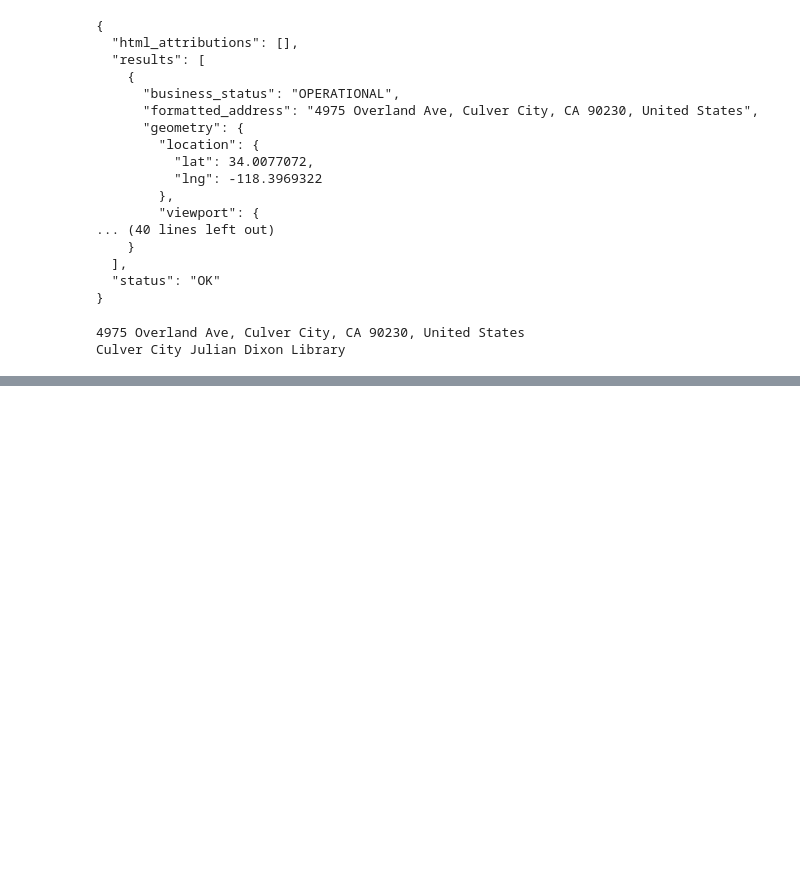
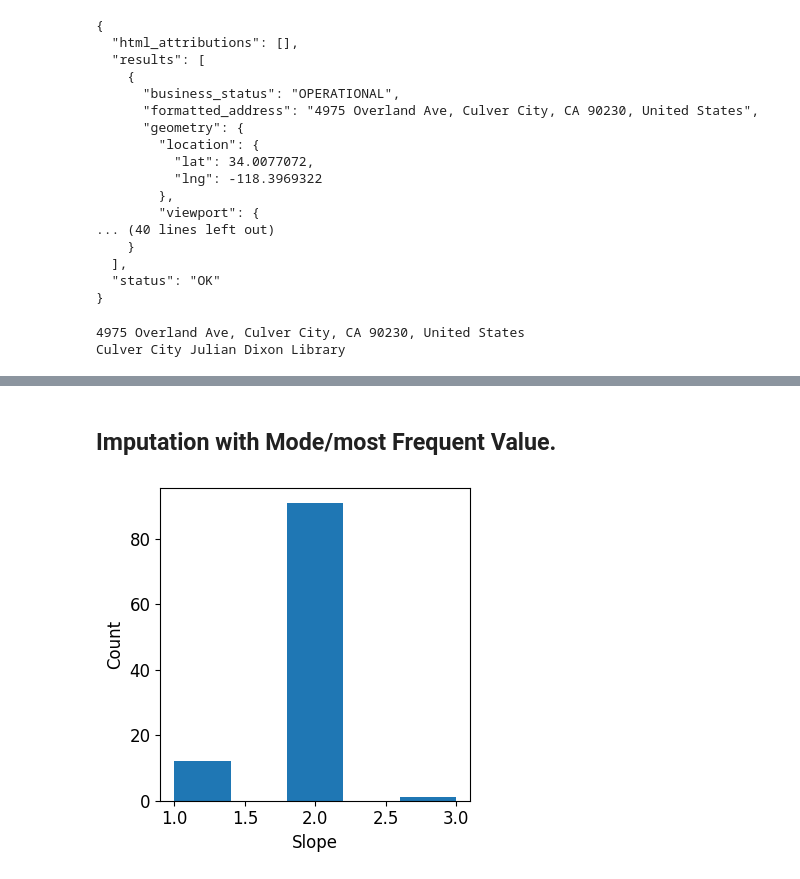
Before and after one commit to LeonardoSMSoares/Data-Analysis-Quick-Reference, a Jupyter notebook: Essential Statistics for Non-STEM Data Analysts/ESNS 01 - Fundamentals of Data Collection.ipynb, the cells around one changed output, grey strips where cells are left out. Drawn from its saved outputs; the diff is of its cells as text; code cells hidden in the pictures; blank space fills up the shorter version.

```diff
--- a/Essential Statistics for Non-STEM Data Analysts/ESNS 01 - Fundamentals of Data Collection.ipynb
+++ b/Essential Statistics for Non-STEM Data Analysts/ESNS 01 - Fundamentals of Data Collection.ipynb
@@ -73,0 +331,16 @@ Culver City Julian Dixon Library
+# %% [markdown]
+## Imputation with Mode/most Frequent Value.
+# %%
+# Counting of the slope variable
+
+plt.figure(figsize=(4, 4))      # Set the figure size
+
+plt.hist(df2["slope"], bins=5)  # Create a histogram for the 'slope' column with 5 bins
+
+plt.xlabel("Slope")  # Set the x-axis label as "Slope"
+plt.ylabel("Count")  # Set the y-axis label as "Count"
+
+plt.tight_layout()   # Adjust layout to prevent overlap of labels and title (optional for better appearance)
+plt.show()           # Display the histogram
+# %% [output]
+[figure, added]
```
Also changed, not shown: parts of 42 cells of this notebook, 1 other file.
